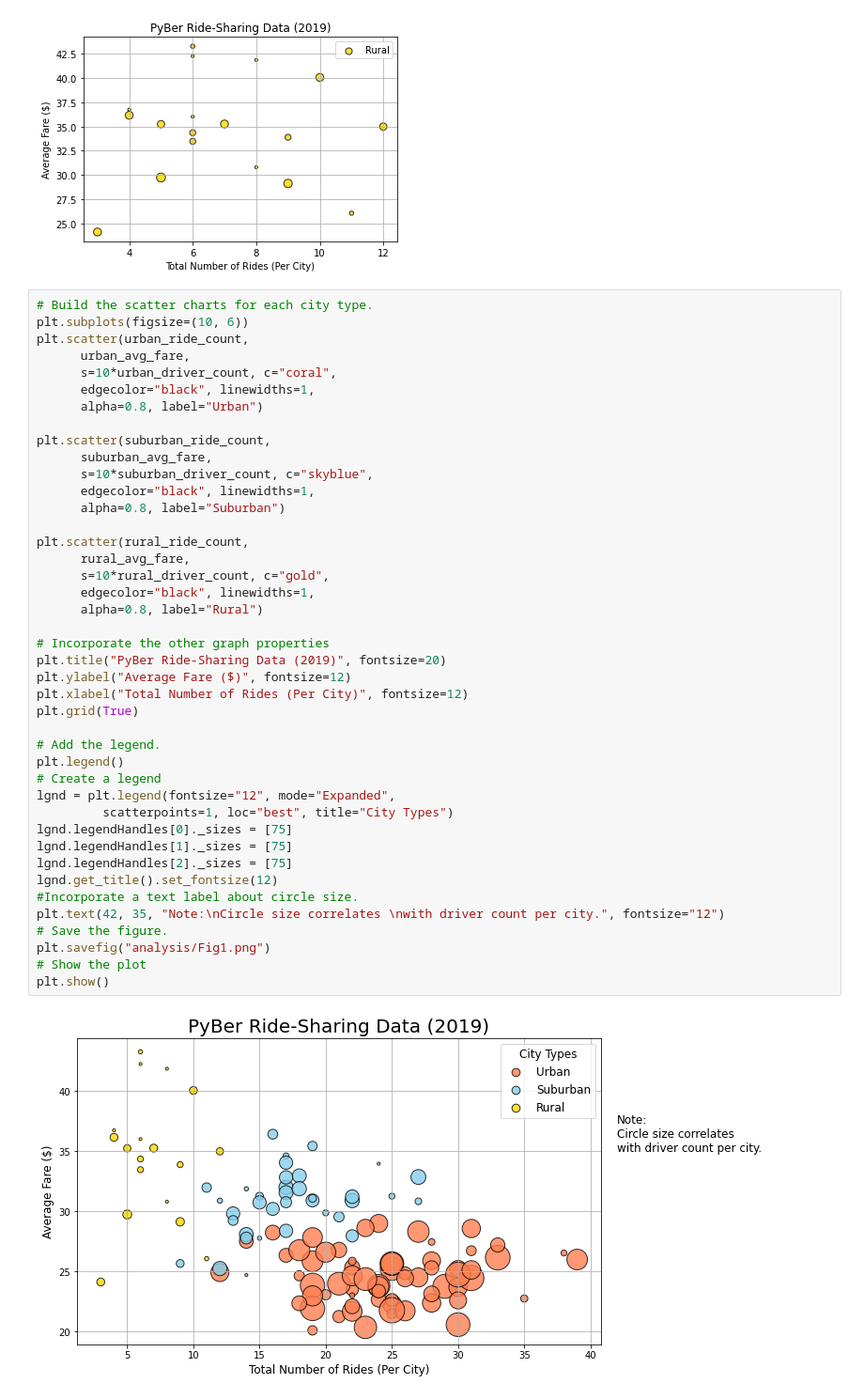
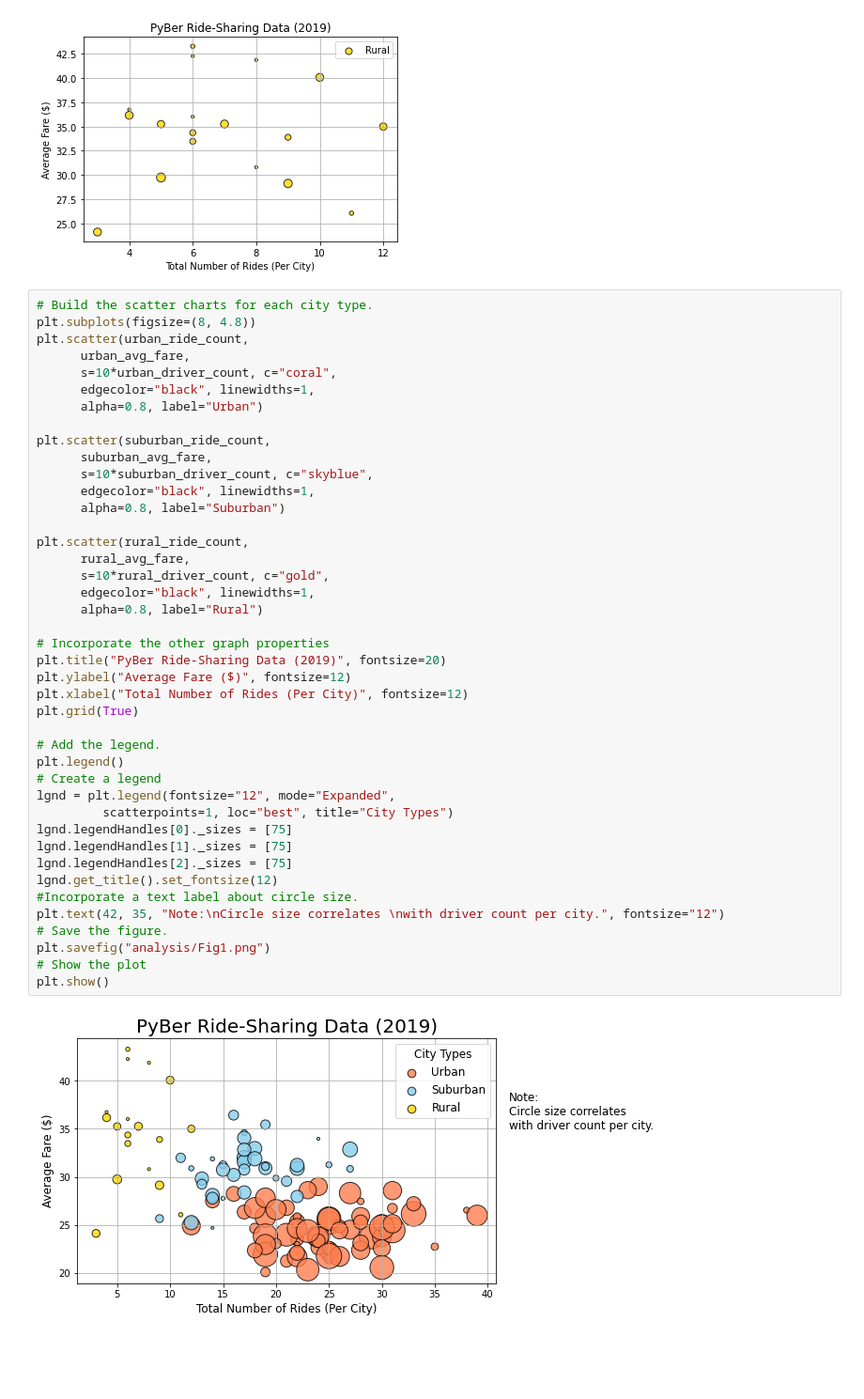
Before and after one commit to Ammonwyz/PyBer_-Analysis, a Jupyter notebook: PyBer.ipynb, the cells around one changed output. Shown at 94% size. Cells and saved outputs as stored; diff of their text form; blank space fills up the shorter version.

```diff
--- a/PyBer.ipynb
+++ b/PyBer.ipynb
@@ -244,7 +244,7 @@ plt.legend()
 [figure]
 # %%
 # Build the scatter charts for each city type.
-plt.subplots(figsize=(10, 6))
+plt.subplots(figsize=(8, 4.8))
 plt.scatter(urban_ride_count,
       urban_avg_fare,
       s=10*urban_driver_count, c="coral",
@@ -258,31 +258,31 @@ plt.scatter(suburban_ride_count,
       alpha=0.8, label="Suburban")
 
 plt.scatter(rural_ride_count,
       rural_avg_fare,
       s=10*rural_driver_count, c="gold",
       edgecolor="black", linewidths=1,
       alpha=0.8, label="Rural")
 
 # Incorporate the other graph properties
 plt.title("PyBer Ride-Sharing Data (2019)", fontsize=20)
 plt.ylabel("Average Fare ($)", fontsize=12)
 plt.xlabel("Total Number of Rides (Per City)", fontsize=12)
 plt.grid(True)
 
 # Add the legend.
 plt.legend()
 # Create a legend
 lgnd = plt.legend(fontsize="12", mode="Expanded",
          scatterpoints=1, loc="best", title="City Types")
 lgnd.legendHandles[0]._sizes = [75]
 lgnd.legendHandles[1]._sizes = [75]
 lgnd.legendHandles[2]._sizes = [75]
 lgnd.get_title().set_fontsize(12)
 #Incorporate a text label about circle size.
 plt.text(42, 35, "Note:\nCircle size correlates \nwith driver count per city.", fontsize="12")
 # Save the figure.
 plt.savefig("analysis/Fig1.png")
 # Show the plot
 plt.show()
 # %% [output]
-[figure, old version]
+[figure, new version]
```
Also changed, not shown: parts of 40 cells of this notebook, 6 other files.
